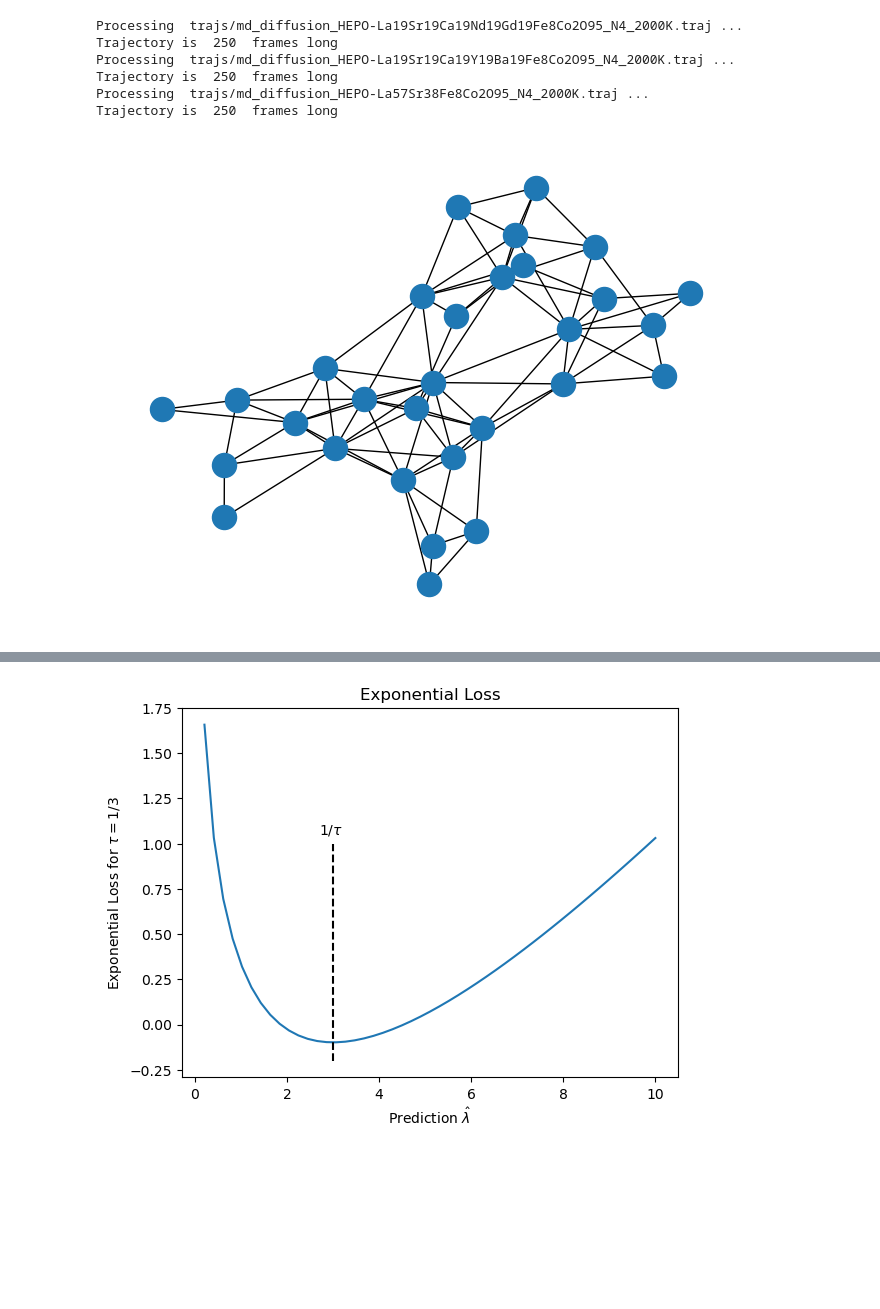
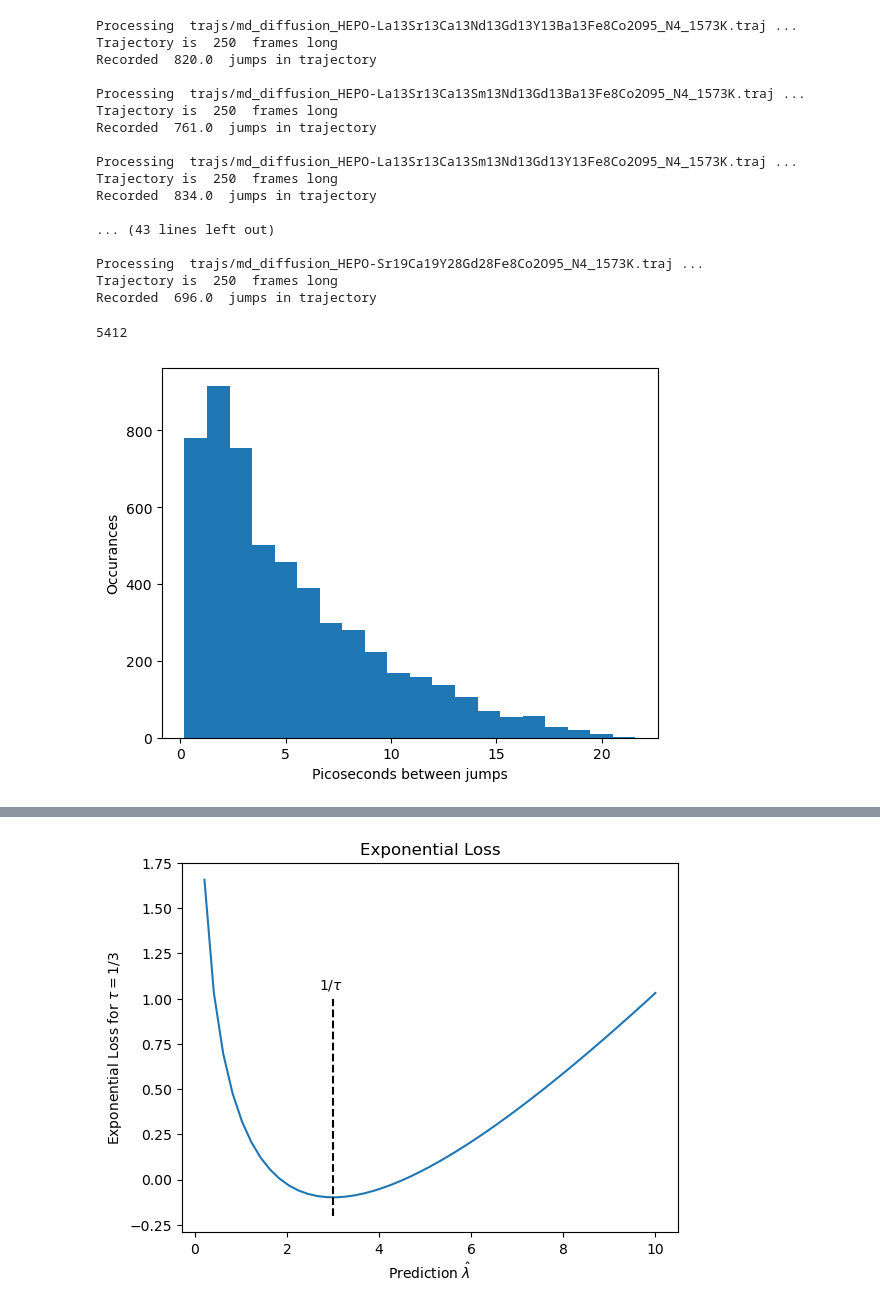
Before and after one commit to adampotter0105/Cation-Migration-ML, a Jupyter notebook: features_labels.ipynb, the cells around one changed output, grey strips where cells are left out. Drawn from its saved outputs; the diff is of its cells as text; code cells hidden in the pictures; blank space fills up the shorter version.

```diff
--- a/features_labels.ipynb
+++ b/features_labels.ipynb
@@ -120,5 +135,5 @@ NameError: name 'crop_cutoff' is not defined
 # %%
-def label_feature_gen(filename, epsilon=3, element = "Sr", gamma = 0.7):
+def label_feature_gen(filename, epsilon=2.5, element = "Sr", gamma = 0.7, start_idx = 25):
     """
     Process an ASE Trajectory, find moments when a given element hopped sites, and generate features and labels about the event
 
@@ -144,36 +159,39 @@ def label_feature_gen(filename, epsilon=3, element = "Sr", gamma = 0.7):
     features = []
     labels = []
     atoms_snippets = []
-
-    num_jumps = np.zeros((n_idxs)) # Number of times an atom has jumped
+    total_jumps = np.zeros((n_idxs)) # Number of times an atom has jumped
     last_jump = np.zeros((n_idxs)) # Timestep when the atom last jumped
 
     # Initialize last stable position
-    x = traj[0].positions.copy()
+    last_seen = traj[start_idx].positions.copy() # Last position where 'jump' recorded
 
     # Iterate over each timestep
-    for i in range(1,len(traj)):
-        new_pos = traj[i].positions
-        disp = np.linalg.norm(new_pos - x, axis = 1) # displacement
-        jumps = disp > epsilon # Jump defined by epsilon displacement
-        x[jumps] = new_pos[jumps] # Set new positions for atoms that have completed a jump
+    for i in range(start_idx+1, len(traj)): # time step
+        current_pos = traj[i].positions
+        cell = traj[i].get_cell() # cell size at current position
+        disp = atom_displacement(current_pos, last_seen, cell)
+        disp_norm = np.linalg.norm(disp, axis = 1) # displacement
+        jumps = disp_norm > epsilon # Jump defined by epsilon displacement
+        last_seen[jumps] = current_pos[jumps] # Set new positions for atoms that have completed a jump
 
         # Now only consider chosen element
         jumps = jumps[el_indexes] # Restrict jumps to relevant atoms
-        num_jumps += jumps # Log number of jumps per atom
+        total_jumps += jumps # Log number of jumps per atom
 
         # Check each atoms and log jumps (not including first)
-        for j in range(n_idxs):
+        for j in range(n_idxs): # atom idx
             if jumps[j]:
                 if last_jump[j]>0:
-                    frame_idx = int(gamma*i+(1-gamma)*last_jump[j]) # Middle frame of jump residence time
+                    frame_idx = int(np.ceil(gamma*i+(1-gamma)*last_jump[j])) # Middle frame of jump residence time
 
                     # Labels: Find jump direction and weight based on residence time
-                    prev_pos = traj[int(last_jump[j])].positions[j]
-                    current_pos = pos_shift_pbc(np.diagonal(traj[frame_idx].cell), prev_pos,  traj[i].positions[j])
-                    direction = (current_pos-prev_pos)/np.linalg.norm(current_pos-prev_pos) # Normalized direction
+                    last_jump_pos = traj[int(last_jump[j])].positions
+                    jump_disp = atom_displacement(current_pos, last_jump_pos, cell)[j]
+
+                    direction = (jump_disp)/np.linalg.norm(jump_disp) # Normalized direction
                     residence_time = float(i-last_jump[j]) # Number of steps since last jump
-                    label = direction/(0.1*residence_time)  # jump probability in units [1/ps]
+                    # TODO: Change this back to directions
+                    label = direction/(0.1*residence_time)   # jump probability in units [1/ps]
                     labels.append(label) # Direction is weighted by jump probability per step
 
                     # Features: generate graphs
@@ -185,6 +203,7 @@ def label_feature_gen(filename, epsilon=3, element = "Sr", gamma = 0.7):
 
                 last_jump[j] = i  # Set previous jump time
 
+    print("Recorded ", np.sum(total_jumps), " jumps in trajectory \n")
     labels = np.array(labels)
 
     return features, labels, atoms_snippets
@@ -197,25 +216,30 @@ y = []
 atoms_list = []
 
 for filename in data_files:
-    feature, label, atoms_snippet = label_feature_gen(filename, epsilon=3, element = "Sr")
+    feature, label, atoms_snippet = label_feature_gen(filename, epsilon=3, element = "O")
     X += feature
     y.append(label)
     atoms_list += atoms_snippet
 
 y = np.concatenate(y)
 # %% [output]
-Processing  trajs/md_diffusion_HEPO-La19Sr19Ca19Nd19Gd19Fe8Co2O95_N4_2000K.traj ...
+Processing  trajs/md_diffusion_HEPO-La13Sr13Ca13Nd13Gd13Y13Ba13Fe8Co2O95_N4_1573K.traj ...
 Trajectory is  250  frames long
-Processing  trajs/md_diffusion_HEPO-La19Sr19Ca19Y19Ba19Fe8Co2O95_N4_2000K.traj ...
+Recorded  820.0  jumps in trajectory
+
+Processing  trajs/md_diffusion_HEPO-La13Sr13Ca13Sm13Nd13Gd13Ba13Fe8Co2O95_N4_1573K.traj ...
 Trajectory is  250  frames long
-Processing  trajs/md_diffusion_HEPO-La57Sr38Fe8Co2O95_N4_2000K.traj ...
+Recorded  761.0  jumps in trajectory
+
+Processing  trajs/md_diffusion_HEPO-La13Sr13Ca13Sm13Nd13Gd13Y13Fe8Co2O95_N4_1573K.traj ...
 Trajectory is  250  frames long
+Recorded  834.0  jumps in trajectory
+
+... (43 lines left out)
+
+Processing  trajs/md_diffusion_HEPO-Sr19Ca19Y28Gd28Fe8Co2O95_N4_1573K.traj ...
+Trajectory is  250  frames long
+Recorded  696.0  jumps in trajectory
-# %%
-import networkx as nx
-g = torch_geometric.utils.to_networkx(X[101], to_undirected=True)
-nx.draw(g)
-# %% [output]
-[figure, removed]
 # %%
 # Save Generated Graphs
 torch.save(X, 'graph_list.pt')
@@ -225,3 +249,12 @@ torch.save(X, 'graph_list.pt')
 with Trajectory('atoms_list.traj', 'w') as traj:
     for atoms in atoms_list:
         traj.write(atoms)
+# %%
+print(len(y))
+plt.hist(1/np.linalg.norm(y,axis=1), bins=20)
+plt.xlabel("Picoseconds between jumps")
+plt.ylabel("Occurances")
+plt.show()
+# %% [output]
+5412
+[figure, added]
```
Also changed, not shown: parts of 7 cells of this notebook, 4 other files.
